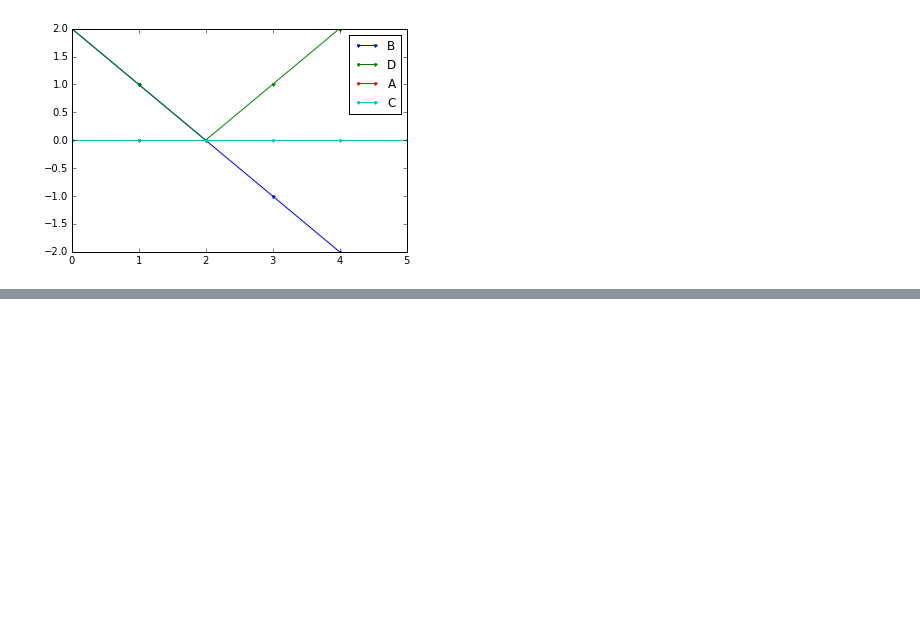
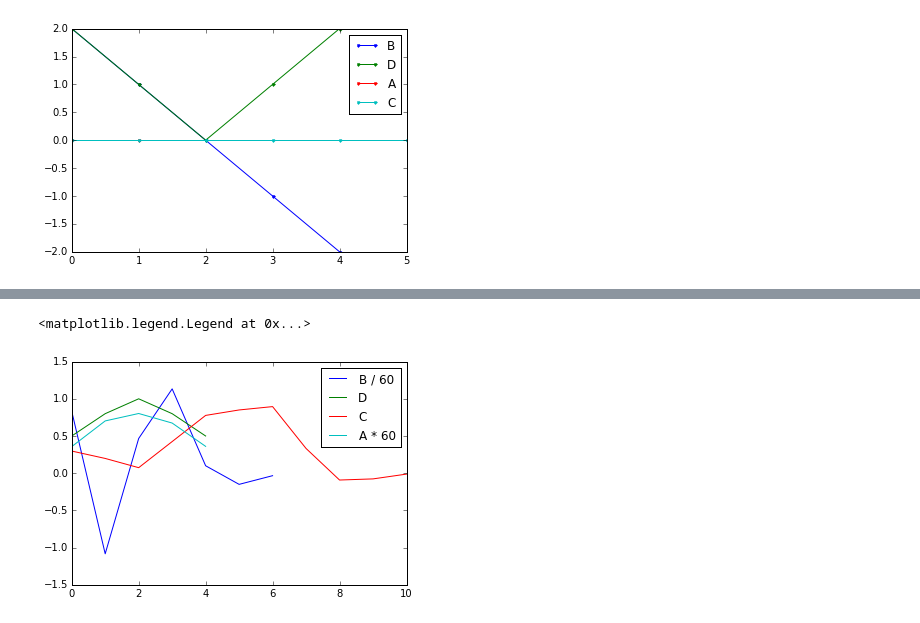
Before and after one commit to gjpcbecq/Robinson, a Jupyter notebook: SHAPE SPIKE SPIKER SHAPER.ipynb, the cells around one changed output, grey strips where cells are left out. Drawn from its saved outputs; the diff is of its cells as text; code cells hidden in the pictures; blank space fills up the shorter version.

Commit message:
save20150302
SPIKER + SHAPER + NLOGN

```diff
--- a/SHAPE SPIKE.ipynb
+++ b/SHAPE SPIKE SPIKER SHAPER.ipynb
@@ -187,0 +262,21 @@ print(S)
+# %%
+imp.reload(ER)
+LB = 7
+B = numpy.array([50, -65, 28, 68, 6, -9, -2.0])
+LD = 5
+D = numpy.array([0.5, 0.8, 1.0, 0.8, 0.5])
+LA = 5
+A = numpy.empty(LA)
+LC = LA + LB - 1
+LCD = LC + LD - 1
+C = numpy.empty(LCD)
+INDEX = 0
+ERRORS = numpy.empty(LCD)
+S = numpy.empty(3 * LA)
+(A, LC, C, INDEX, ERRORS, S) = ER.SHAPER(LB, B, LD, D, LA, A, LC, C, INDEX, ERRORS, S)
+print("A", A)
+print("LC", LC)
+print("C", C)
+print("INDEX", INDEX)
+print("ERRORS", ERRORS)
+print("S", S)
@@ -187,0 +301,9 @@ print(S)
+# %%
+plot(B / 60, label="B / 60")
+plot(D, label="D")
+plot(C, label="C")
+plot(A * 60, label="A * 60")
+legend()
+# %% [output]
+<matplotlib.legend.Legend at 0x...>
+[figure, added]
```
Also changed, not shown: parts of 8 cells of this notebook, 4 other files.
